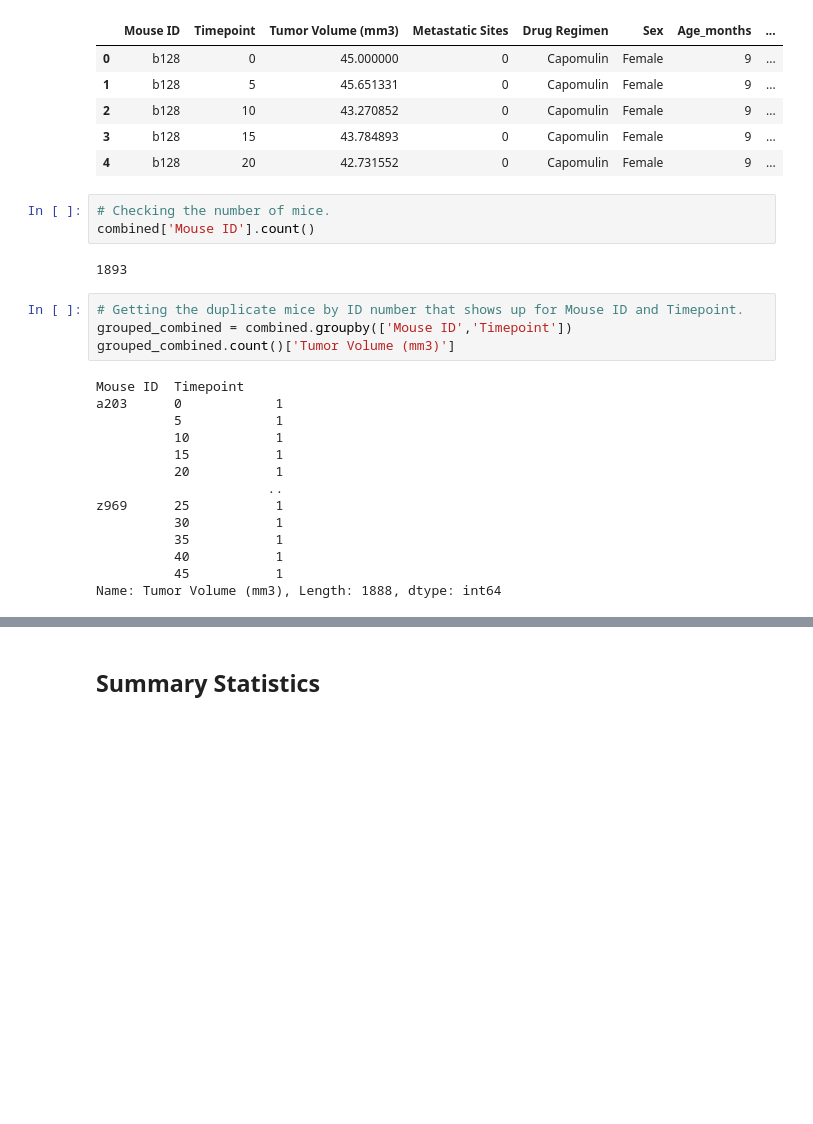
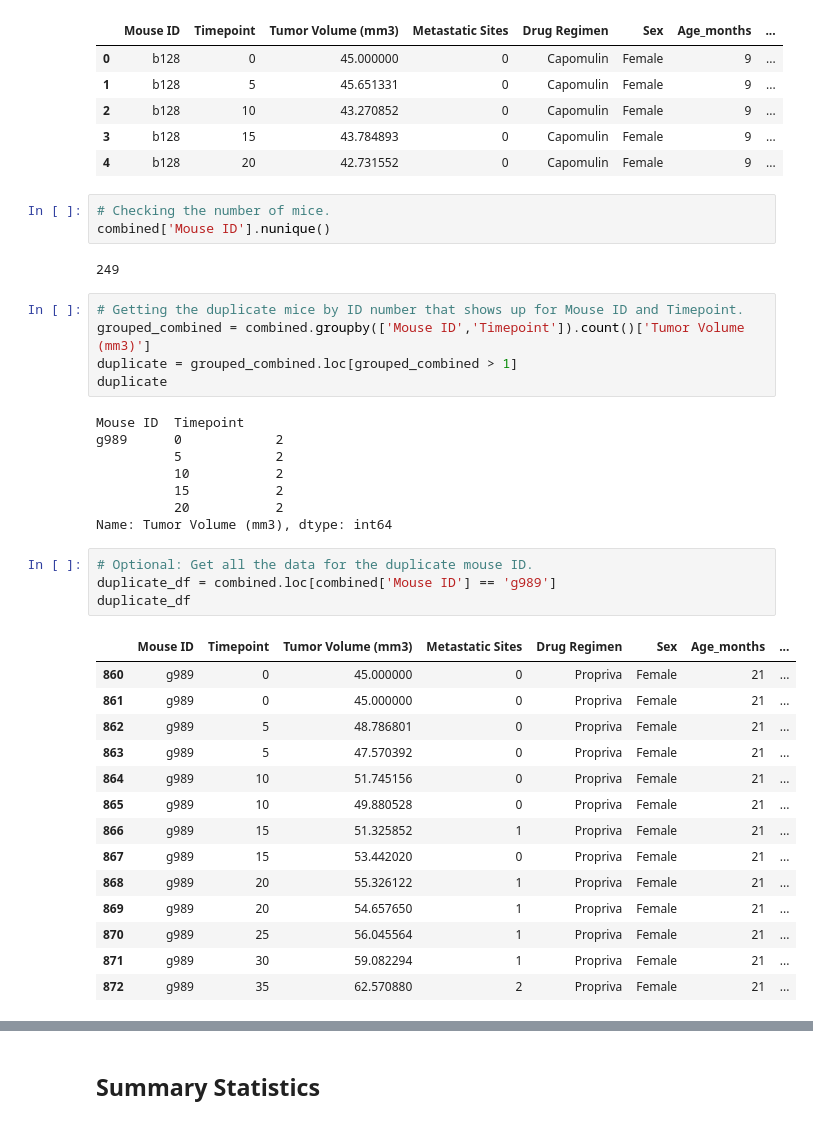
Before and after one commit to shchee5/matplotlib-challenge, a Jupyter notebook: pymaceuticals_main.ipynb, the cells around one changed output, grey strips where cells are left out. Drawn from its saved outputs; the diff is of its cells as text; blank space fills up the shorter version.

```diff
--- a/pymaceuticals_main.ipynb
+++ b/pymaceuticals_main.ipynb
@@ -30,25 +30,39 @@ combined.head()
 | 4 | b128 | 20 | 42.731552 | 0 | Capomulin | Female | 9 | ... |
 # %%
 # Checking the number of mice.
-combined['Mouse ID'].count()
+combined['Mouse ID'].nunique()
 # %% [output]
-1893
+249
 # %%
 # Getting the duplicate mice by ID number that shows up for Mouse ID and Timepoint.
-grouped_combined = combined.groupby(['Mouse ID','Timepoint'])
-grouped_combined.count()['Tumor Volume (mm3)']
+grouped_combined = combined.groupby(['Mouse ID','Timepoint']).count()['Tumor Volume (mm3)']
+duplicate = grouped_combined.loc[grouped_combined > 1]
+duplicate
 # %% [output]
 Mouse ID  Timepoint
-a203      0            1
-          5            1
-          10           1
-          15           1
-          20           1
-                      ..
-z969      25           1
-          30           1
-          35           1
-          40           1
-          45           1
-Name: Tumor Volume (mm3), Length: 1888, dtype: int64
+g989      0            2
+          5            2
+          10           2
+          15           2
+          20           2
+Name: Tumor Volume (mm3), dtype: int64
+# %%
+# Optional: Get all the data for the duplicate mouse ID.
+duplicate_df = combined.loc[combined['Mouse ID'] == 'g989']
+duplicate_df
+# %% [output]
+|  | Mouse ID | Timepoint | Tumor Volume (mm3) | Metastatic Sites | Drug Regimen | Sex | Age_months | ... |
+| 860 | g989 | 0 | 45.000000 | 0 | Propriva | Female | 21 | ... |
+| 861 | g989 | 0 | 45.000000 | 0 | Propriva | Female | 21 | ... |
+| 862 | g989 | 5 | 48.786801 | 0 | Propriva | Female | 21 | ... |
+| 863 | g989 | 5 | 47.570392 | 0 | Propriva | Female | 21 | ... |
+| 864 | g989 | 10 | 51.745156 | 0 | Propriva | Female | 21 | ... |
+| 865 | g989 | 10 | 49.880528 | 0 | Propriva | Female | 21 | ... |
+| 866 | g989 | 15 | 51.325852 | 1 | Propriva | Female | 21 | ... |
+| 867 | g989 | 15 | 53.442020 | 0 | Propriva | Female | 21 | ... |
+| 868 | g989 | 20 | 55.326122 | 1 | Propriva | Female | 21 | ... |
+| 869 | g989 | 20 | 54.657650 | 1 | Propriva | Female | 21 | ... |
+| 870 | g989 | 25 | 56.045564 | 1 | Propriva | Female | 21 | ... |
+| 871 | g989 | 30 | 59.082294 | 1 | Propriva | Female | 21 | ... |
+| 872 | g989 | 35 | 62.570880 | 2 | Propriva | Female | 21 | ... |
 # %%
```
Also changed, not shown: parts of 7 cells of this notebook, 1 other file.
